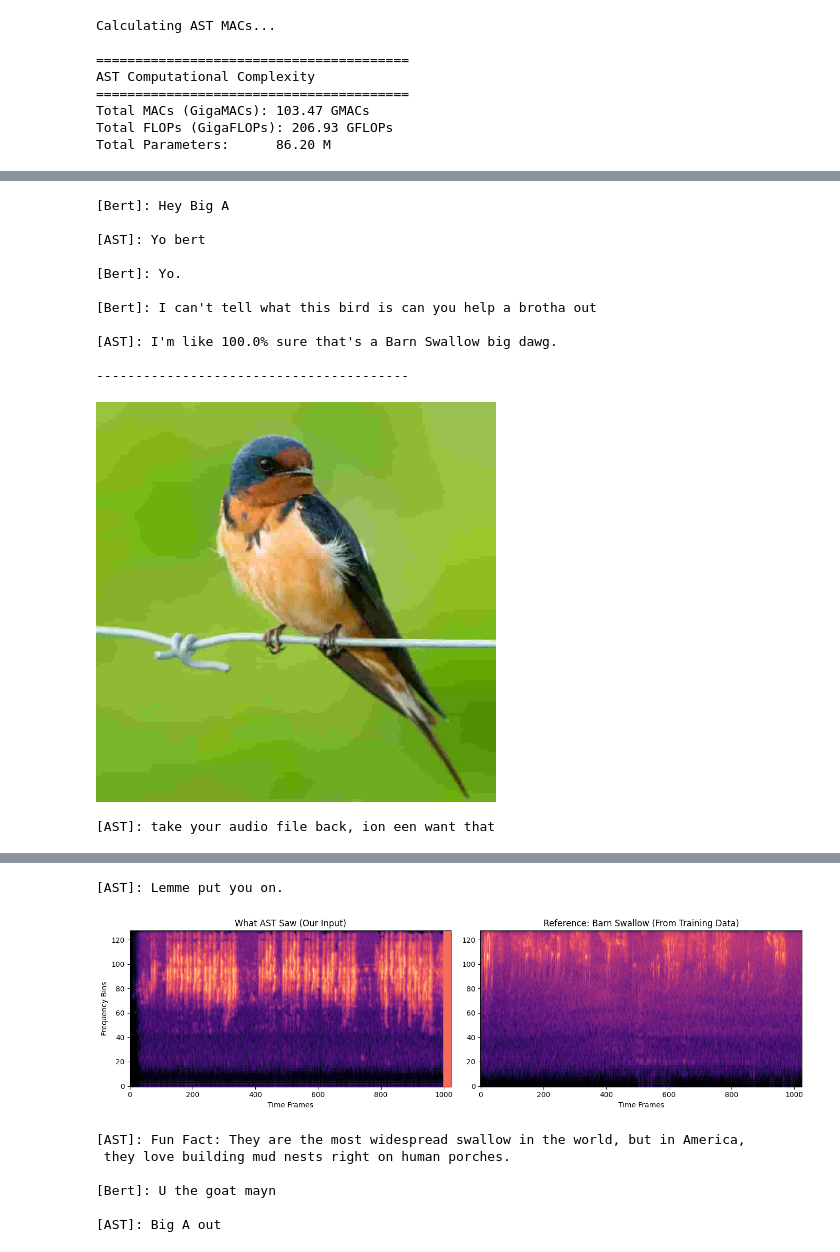
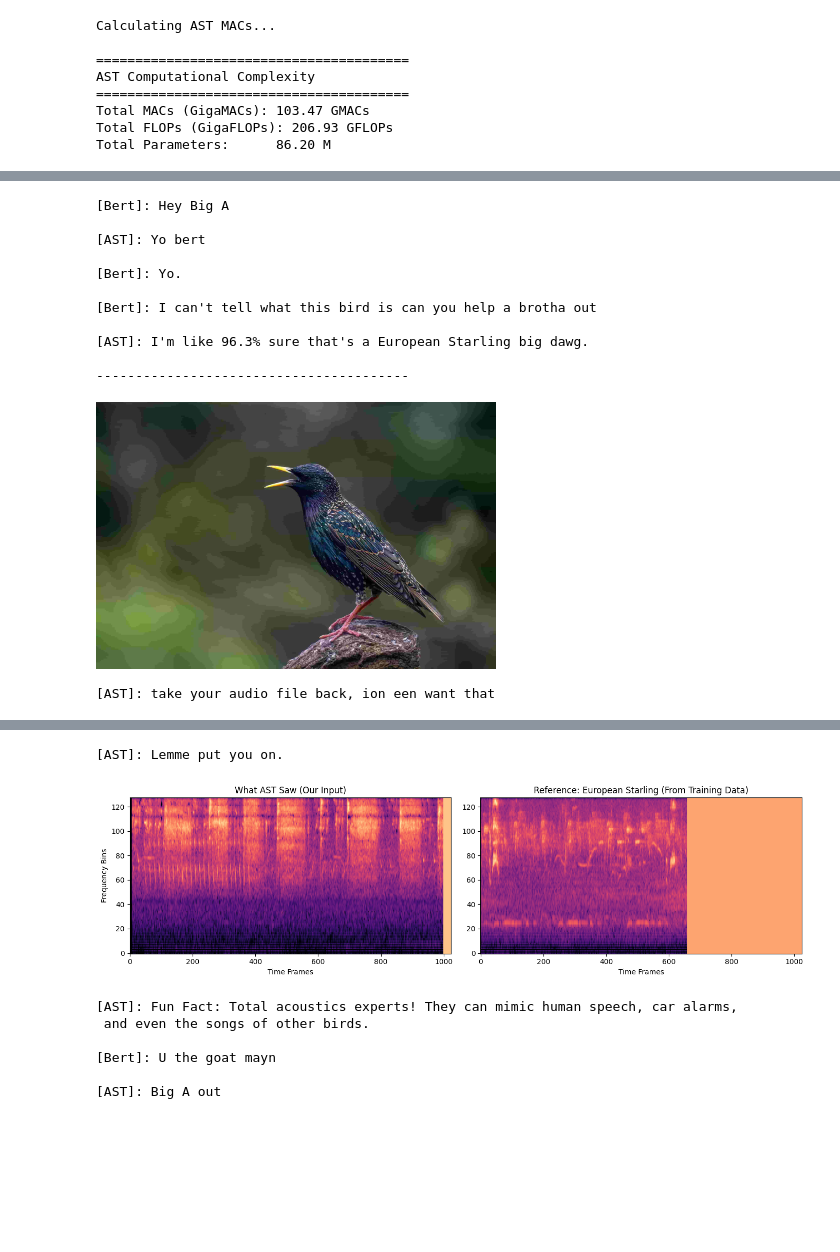
Before and after one commit to ttn64681/Bird-Audio-Classification, a Jupyter notebook: ast_v2.ipynb, the cells around one changed output, grey strips where cells are left out. Cells and saved outputs as stored; diff of their text form; code cells hidden in the pictures; blank space fills up the shorter version.

```diff
--- a/ast_v2.ipynb
+++ b/ast_v2.ipynb
@@ -211,8 +277,3 @@ Processing validation subset (Randomized)...
 Processing test subset (Randomized)...
 Success! Large AST dataset saved to: /content/drive/MyDrive/HuBERT_Thai/ast_bird_datasets_large_official
 Success! Small AST dataset saved to: /content/drive/MyDrive/HuBERT_Thai/ast_bird_datasets_small_official
-# %%
-LARGE_SAVE_PATH = '/content/drive/MyDrive/HuBERT_Thai/ast_bird_datasets_large_official'
-SMALL_SAVE_PATH = '/content/drive/MyDrive/HuBERT_Thai/ast_bird_datasets_small_official'
-DATASET_PATH = SMALL_SAVE_PATH
-print(os.listdir(DATASET_PATH))
@@ -691,7 +837,7 @@ bird_facts = {
     "barn_swallow": "They are the most widespread swallow in the world, but in America,\n they love building mud nests right on human porches.",
     "common_raven": "Ravens are crazy smart—they actually use logic to solve puzzles and\n have been known to sled down snowy roofs just for fun.",
     "curve_billed_thrasher": "The jazz musicians of the desert; they don't just sing, they\n 'thash' their bills through debris to find insects while singing.",
-    "european_starling": "Total acoustics experts! They can mimic human speech, car alarms,\n and even the songs of other birds in your dataset.",
+    "european_starling": "Total acoustics experts! They can mimic human speech, car alarms,\n and even the songs of other birds.",
     "house_wren": "Don't let the size fool you; these tiny guys are fiercely territorial and\n will aggressively dive-bomb much larger animals.",
     "northern_cardinal": "Unlike most songbirds, both males and females sing. They use their\n loud, clear whistles to communicate like a high-pitched walkie-talkie.",
     "red_crossbill": "Their beaks are literally crossed! This specialized 'tool' lets them\n pry open pine cones that other birds can't touch.",
@@ -790,27 +936,27 @@ def ast_demo(file_path):
     print(f"[AST]: Big A out")
 # %%
 # Run Demo
-test_file = '/content/drive/MyDrive/HuBERT/test_audio/the-sound-of-swallows.mp3'
+test_file = '/content/drive/MyDrive/HuBERT/test_audio/euro-starling-nest-sounds.mp3'
 ast_demo(test_file)
 # %% [output]
 [Bert]: Hey Big A
 
 [AST]: Yo bert
 
 [Bert]: Yo.
 
 [Bert]: I can't tell what this bird is can you help a brotha out
 
-[AST]: I'm like 100.0% sure that's a Barn Swallow big dawg.
+[AST]: I'm like 96.3% sure that's a European Starling big dawg.
 
 ----------------------------------------
-[figure, old version]
+[figure, new version]
 [AST]: take your audio file back, ion een want that
 [interactive output not drawn]
 [AST]: Lemme put you on.
-[figure, old version]
+[figure, new version]
-[AST]: Fun Fact: They are the most widespread swallow in the world, but in America,
- they love building mud nests right on human porches.
+[AST]: Fun Fact: Total acoustics experts! They can mimic human speech, car alarms,
+ and even the songs of other birds.
 
 [Bert]: U the goat mayn
 
```
Also changed, not shown: parts of 20 cells of this notebook.
